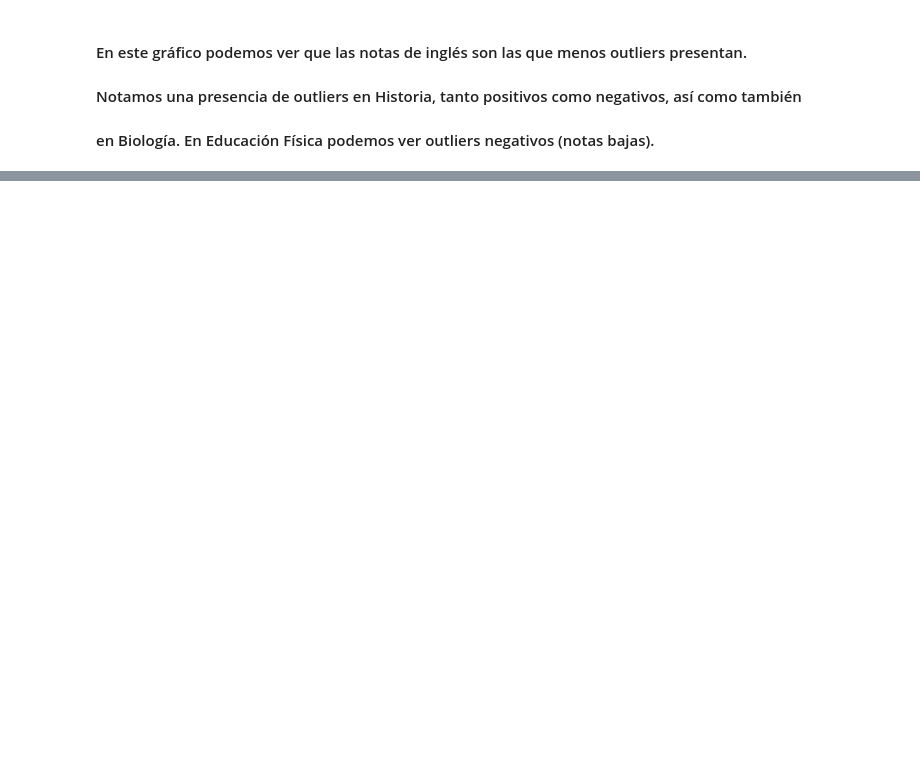
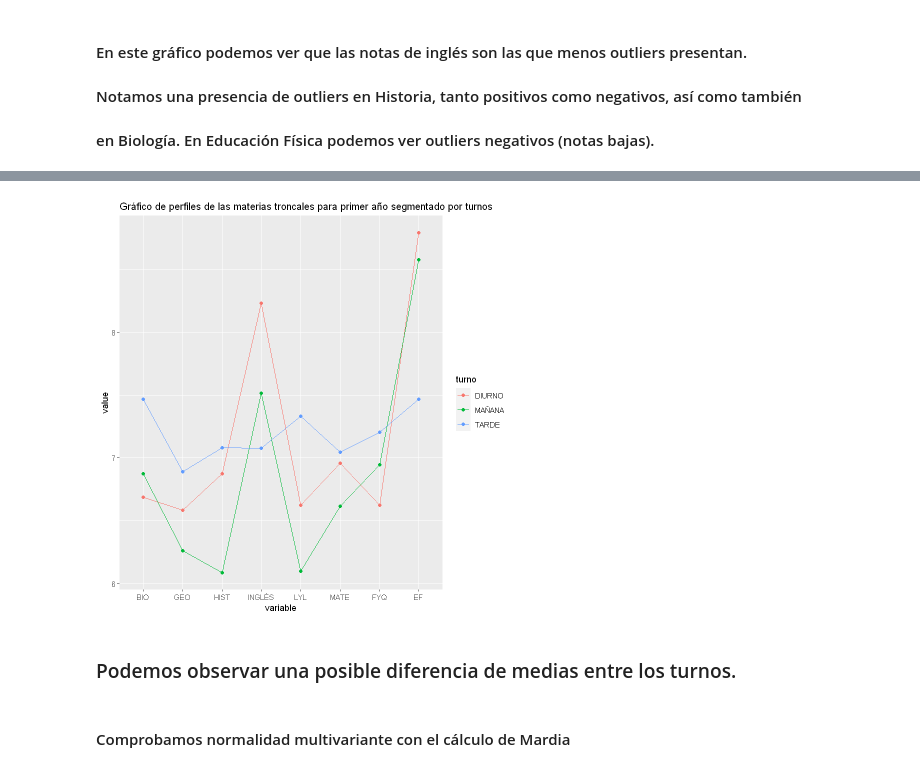
Before and after one commit to Nefertumm/EDM_2023, a Jupyter notebook: Dataset_escuelas/TP1.ipynb, the cells around one changed output, grey strips where cells are left out. Saved outputs shown, nothing was run; the diff lists cells and outputs as text; code cells hidden in the pictures; blank space fills up the shorter version.

```diff
--- a/Dataset_escuelas/TP1.ipynb
+++ b/Dataset_escuelas/TP1.ipynb
@@ -4127,0 +4122,23 @@ GGally::ggparcoord(data = P_Notas_estudiantes_tarde,
+# %%
+dataset_filtrado_troncales <- dataset_mas_limpio %>%
+  dplyr::filter(AñoCursado == 1 & Modalidad == 'Secundaria')
+
+ftable(dataset_filtrado_troncales$asignatura)
+
+a<-dplyr::select(dplyr::filter(dataset_filtrado_troncales,asignatura=="BIOLOGIA"),EsPrivada,turno,CUE,Documento,Promedio)
+b<-dplyr::select(dplyr::filter(dataset_filtrado_troncales,asignatura=="GEOGRAFIA"),Documento,Promedio)
+c<-dplyr::select(dplyr::filter(dataset_filtrado_troncales,asignatura=="HISTORIA"),Documento,Promedio)
+d<-dplyr::select(dplyr::filter(dataset_filtrado_troncales,asignatura=="INGLÉS"),Documento,Promedio)
+e<-dplyr::select(dplyr::filter(dataset_filtrado_troncales,asignatura=="LENGUA Y LITERATURA"),Documento,Promedio)
+f<-dplyr::select(dplyr::filter(dataset_filtrado_troncales,asignatura=="MATEMATICA"),Documento,Promedio)
+g<-dplyr::select(dplyr::filter(dataset_filtrado_troncales,asignatura=="FISICA Y QUIMICA"),Documento,Promedio)
+h<-dplyr::select(dplyr::filter(dataset_filtrado_troncales,asignatura=="EDUCACION FISICA"),Documento,Promedio)
+df_list <- list(a, b, c, d, e, f, g, h)
+P_Notas_estudiantes<-base::Reduce(function(x, y) base::merge(x, y, by=c("Documento"), all.x = TRUE), df_list)
+colnames(P_Notas_estudiantes)<-c("Documento","EsPrivada","turno","CUE","BIOLOGIA","GEOGRAFIA","HISTORIA","INGLÉS",
+                                        "LENGUA Y LITERATURA","MATEMATICA","FISICA Y QUIMICA", "EDUCACION FISICA")
+P_Notas_estudiantes <- distinct(P_Notas_estudiantes)
+P_Notas_estudiantes <- na.omit(P_Notas_estudiantes)
+head(P_Notas_estudiantes)
+
+ftable(P_Notas_estudiantes$turno)
@@ -4127,0 +4161,6 @@ GGally::ggparcoord(data = P_Notas_estudiantes_tarde,
+# %%
+perfil_medio <- P_Notas_estudiantes %>% dplyr::group_by(turno) %>% dplyr::summarise_all(base::mean, na.rm = TRUE)
+perfil_medio_sel <- perfil_medio %>% dplyr::select(turno, BIOLOGIA, GEOGRAFIA, HISTORIA, INGLÉS, "LENGUA Y LITERATURA",
+                                                   MATEMATICA, "FISICA Y QUIMICA", "EDUCACION FISICA")
+
+perfil_medio_sel
@@ -4127,0 +4174,13 @@ GGally::ggparcoord(data = P_Notas_estudiantes_tarde,
+# %%
+GGally::ggparcoord(data = perfil_medio_sel,
+          columns = 2:9,
+          groupColumn = "turno",
+          showPoints = TRUE,
+          scale = "globalminmax",
+          title = "Gráfico de perfiles de las materias troncales para primer año segmentado por turnos") +
+theme(plot.title = element_text(size = 12)) +
+scale_x_discrete(labels = c("BIO", "GEO", "HIST", "INGLÉS", "LYL", "MATE", "FYQ", "EF"))
+# %% [output]
+[figure, added]
+# %% [markdown]
+### Podemos observar una posible diferencia de medias entre los turnos.
@@ -4127,0 +4238,2 @@ GGally::ggparcoord(data = P_Notas_estudiantes_tarde,
+# %% [markdown]
+#### Comprobamos normalidad multivariante con el cálculo de Mardia
```
Also changed, not shown: parts of 94 cells of this notebook.
